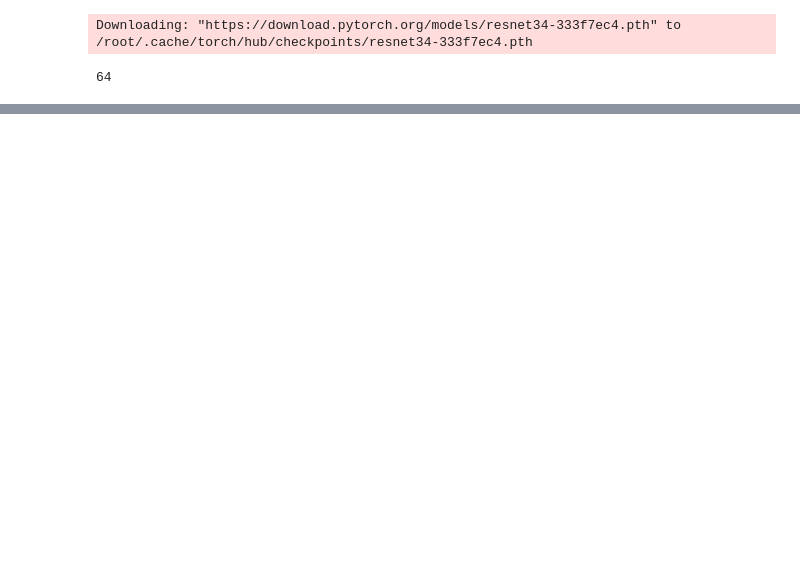
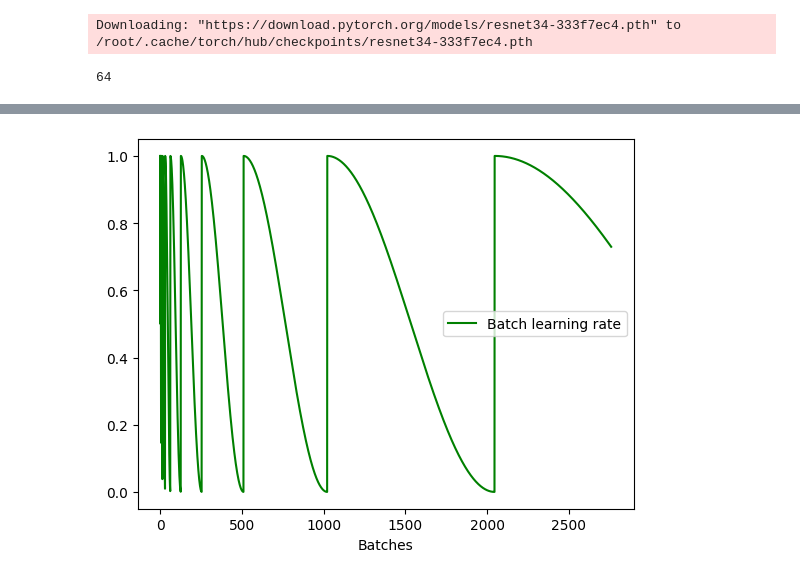
Before and after one commit to Pytyeee/ml-project-2-pytyeee, a Jupyter notebook: notebooks/unet_valid.ipynb, the cells around one changed output, grey strips where cells are left out. Cells and saved outputs as stored; diff of their text form; code cells hidden in the pictures; blank space fills up the shorter version.

```diff
--- a/notebooks/unet_valid.ipynb
+++ b/notebooks/unet_valid.ipynb
@@ -222,0 +216,8 @@ plt.show()
+# %%
+lrs_norm = (lrs-np.min(lrs))/(np.max(lrs)-np.min(lrs))
+plt.plot(time_axis, lrs_norm, label='Batch learning rate', color='green')
+plt.xlabel('Batches')
+plt.legend()
+plt.show()
+# %% [output]
+[figure, added]
```
Also changed, not shown: parts of 9 cells of this notebook.
